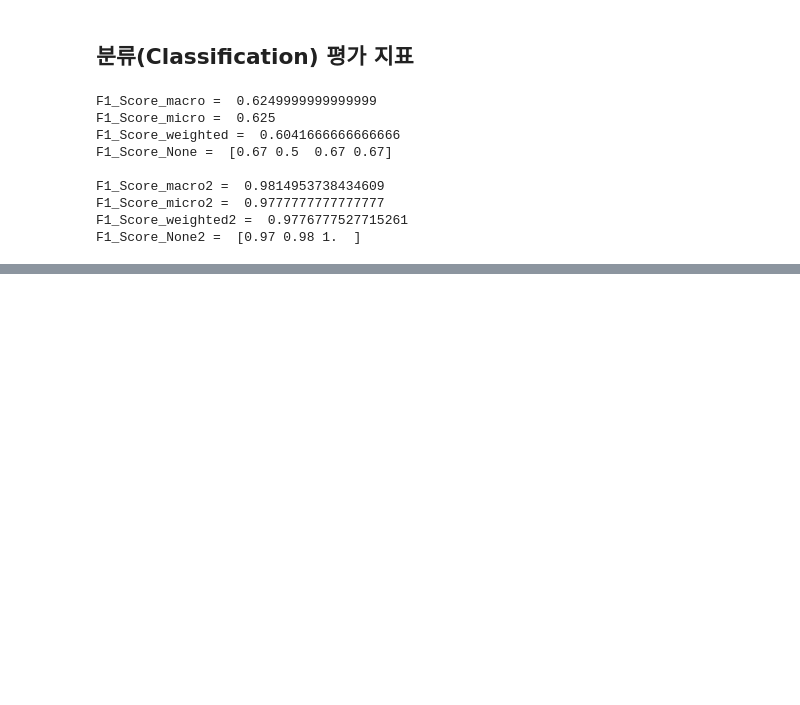
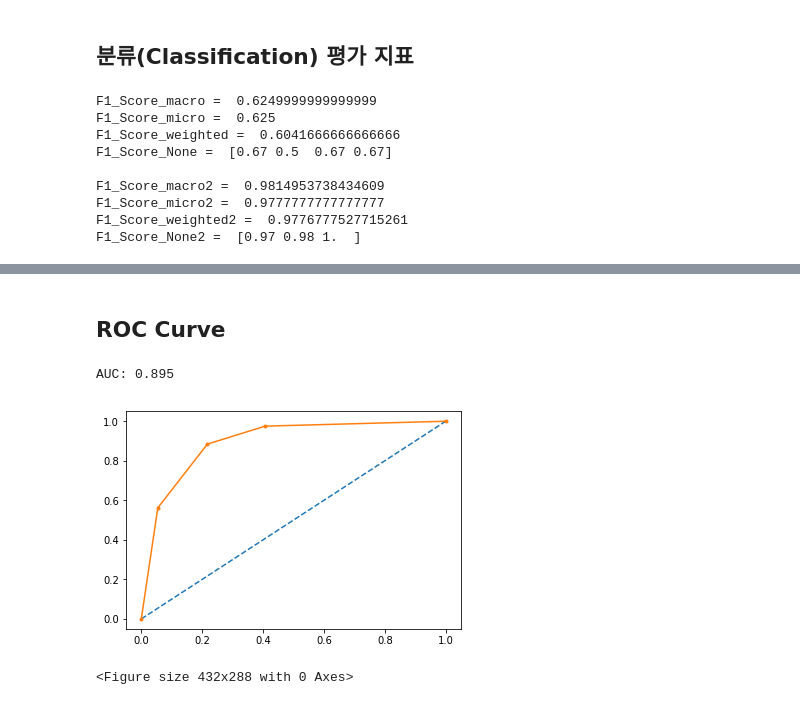
Before and after one commit to herbwood/study_datascience, a Jupyter notebook: yangjaehub/09.evaluating_classification_model.ipynb, the cells around one changed output, grey strips where cells are left out. Saved outputs shown, nothing was run; the diff lists cells and outputs as text; code cells hidden in the pictures; blank space fills up the shorter version.

```diff
--- a/yangjaehub/09.evaluating_classification_model.ipynb
+++ b/yangjaehub/09.evaluating_classification_model.ipynb
@@ -343,0 +388,39 @@ F1_Score_None2 =  [0.97 0.98 1.  ]
+# %% [markdown]
+ROC Curve
+------------
+# %%
+from sklearn.datasets import make_classification
+from sklearn.neighbors import KNeighborsClassifier
+from sklearn.model_selection import train_test_split
+from sklearn.metrics import roc_curve
+from sklearn.metrics import roc_auc_score
+from matplotlib import pyplot as plt
+
+# generate 2 class dataset
+X, y = make_classification(n_samples=1000, n_classes=2, weights=[1,1], random_state=1)
+# split into train/test sets
+trainX, testX, trainy, testy = train_test_split(X, y, test_size=0.5, random_state=2)
+# fit a model
+model = KNeighborsClassifier(n_neighbors=3)
+model.fit(trainX, trainy)
+# predict probabilities
+probs = model.predict_proba(testX)
+# keep probabilities for the positive outcome only
+probs = probs[:, 1]
+# calculate AUC
+auc = roc_auc_score(testy, probs)
+print('AUC: %.3f' % auc)
+# calculate roc curve
+fpr, tpr, thresholds = roc_curve(testy, probs)
+# plot no skill
+pyplot.plot([0, 1], [0, 1], linestyle='--')
+# plot the roc curve for the model
+pyplot.plot(fpr, tpr, marker='.')
+# show the plot
+pyplot.show()
+
+pyplot.savefig('pictures/roc.png')
+# %% [output]
+AUC: 0.895
+[figure, added]
+<Figure size 432x288 with 0 Axes>
```
Also changed, not shown: parts of 4 cells of this notebook.
